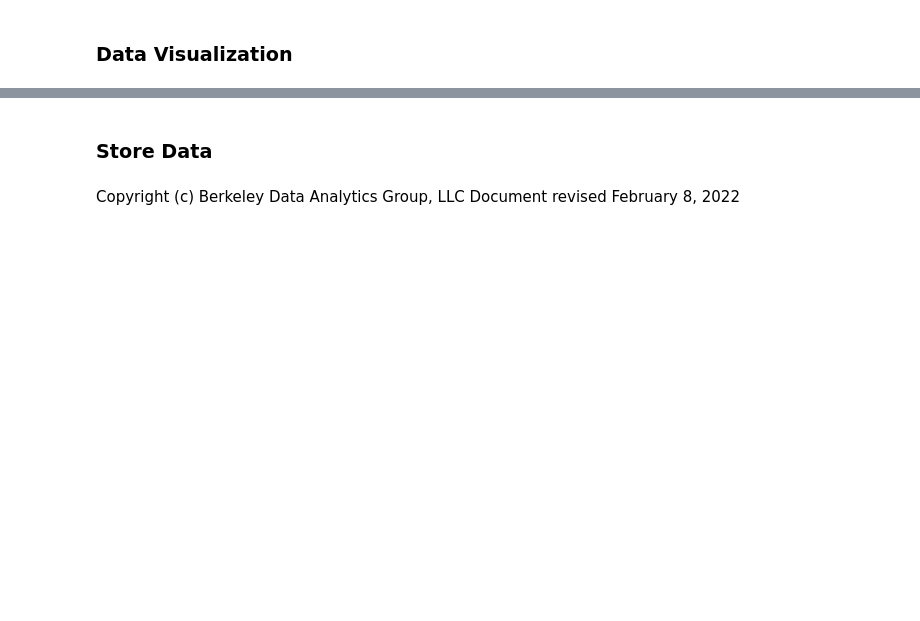
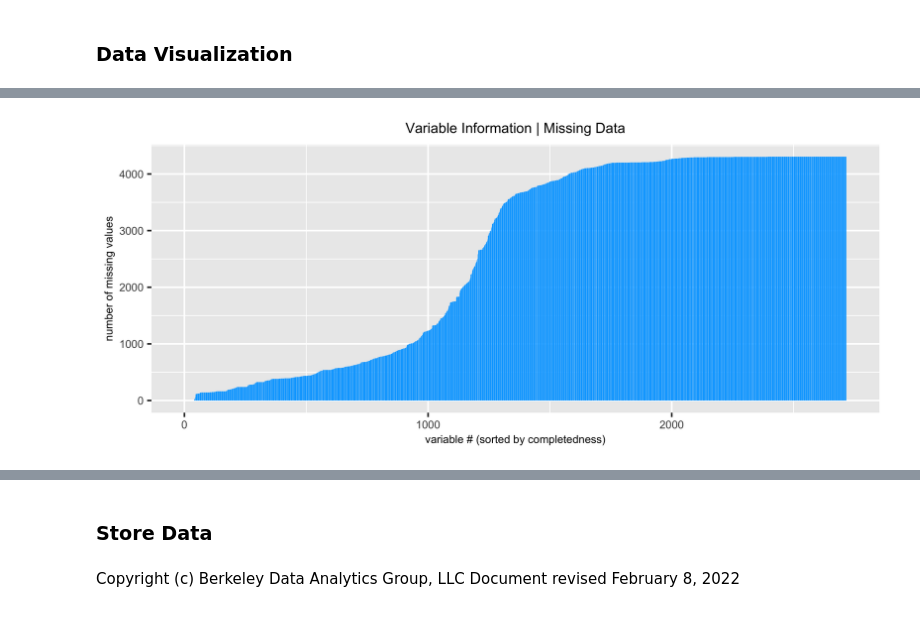
Before and after one commit to micahelinor/Data_Science, a Jupyter notebook: Projects/Advanced Business Analytics/Project A EDA.ipynb, the cells around one changed output, grey strips where cells are left out. Saved outputs shown, nothing was run; the diff lists cells and outputs as text; code cells hidden in the pictures; blank space fills up the shorter version.

```diff
--- a/Projects/Advanced Business Analytics/Project A EDA.ipynb
+++ b/Projects/Advanced Business Analytics/Project A EDA.ipynb
@@ -385,7 +430,13 @@ geom_col(aes(x=1:nrow(data), y=sort(data$growth)))
 # %%
 # Present a barchart to visualize the amount of missing data across variables
 # (variables on the horizontal axis sorted by most complete to least complete,
 #  number of missing values on the vertical axis).
 #
 # You can use sort(var_info.na_count(data))
 # You can use ggplot() + ... + geom_col(aes(x=1:ncol(data), ...))
+
+ggplot(data.frame(sort(var_info.na_count(data)))) + xlab("variable # (sorted by completedness)") +
+ylab("number of missing values") + ggtitle("Variable Information | Missing Data") +
+geom_col(aes(x=1:ncol(data), y=sort(var_info.na_count(data))))
+# %% [output]
+[figure, added]
```
Also changed, not shown: parts of 10 cells of this notebook, 1 other file.
